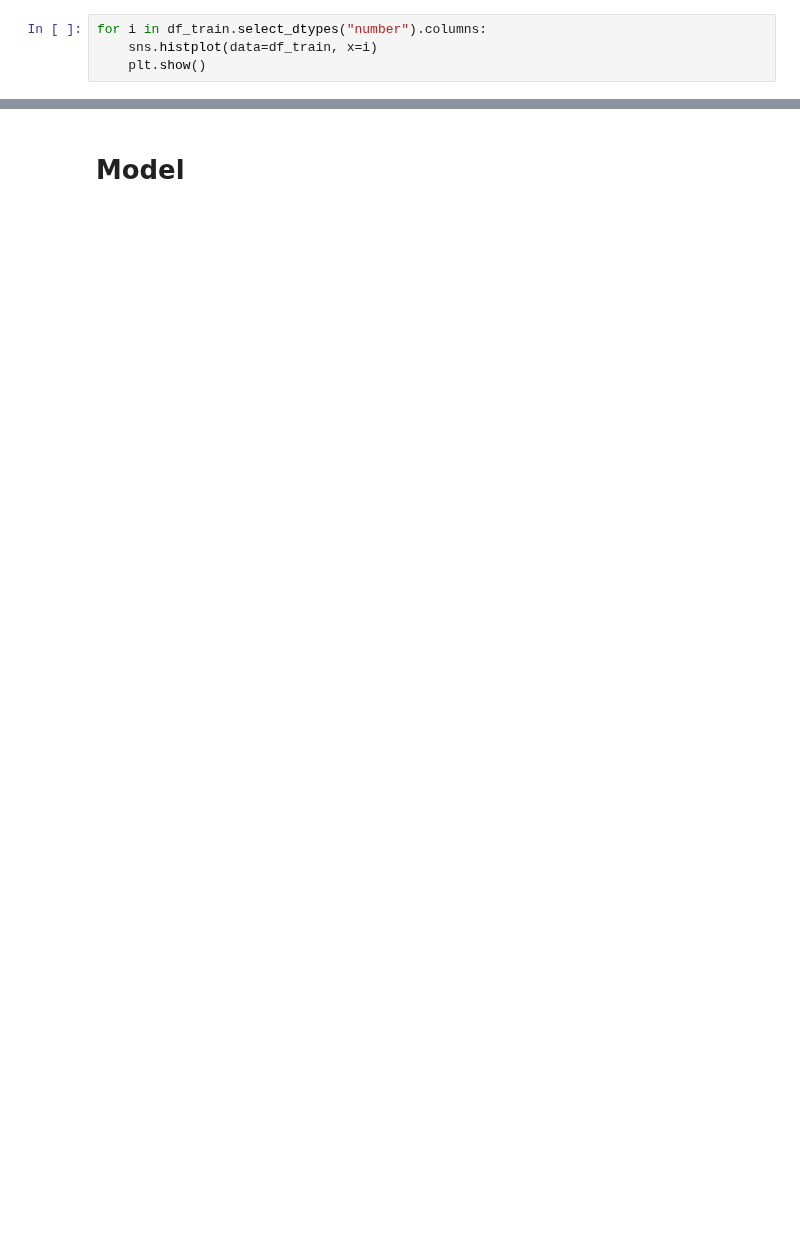
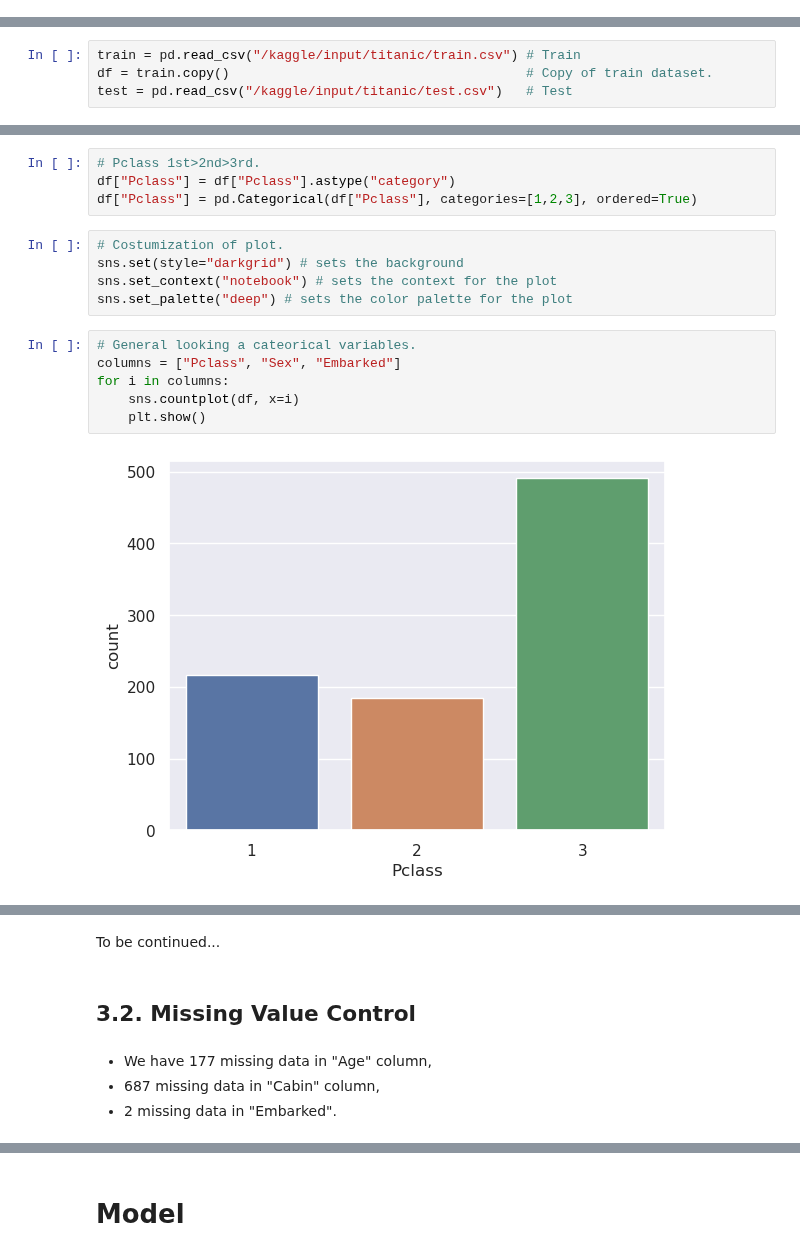
Before and after one commit to umutky/datascience_repo, a Jupyter notebook: titanic-getting-started.ipynb, the cells around one changed output, grey strips where cells are left out. Cells and saved outputs as stored; diff of their text form; blank space fills up the shorter version.

Commit message:
Kaggle Notebook | Titanic - Getting Started | Version 6

```diff
--- a/titanic-getting-started.ipynb
+++ b/titanic-getting-started.ipynb
@@ -131,4 +0,0 @@ df_train.duplicated().sum()
-# %%
-for i in df_train.select_dtypes("number").columns:
-    sns.histplot(data=df_train, x=i)
-    plt.show()
@@ -177,0 +78,4 @@ print("% of men who survived:", rate_men)
+# %%
+train = pd.read_csv("/kaggle/input/titanic/train.csv") # Train
+df = train.copy()                                      # Copy of train dataset.
+test = pd.read_csv("/kaggle/input/titanic/test.csv")   # Test
@@ -177,0 +196,17 @@ print("% of men who survived:", rate_men)
+# %%
+# Pclass 1st>2nd>3rd.
+df["Pclass"] = df["Pclass"].astype("category")
+df["Pclass"] = pd.Categorical(df["Pclass"], categories=[1,2,3], ordered=True)
+# %%
+# Costumization of plot.
+sns.set(style="darkgrid") # sets the background
+sns.set_context("notebook") # sets the context for the plot
+sns.set_palette("deep") # sets the color palette for the plot
+# %%
+# General looking a cateorical variables.
+columns = ["Pclass", "Sex", "Embarked"]
+for i in columns:
+    sns.countplot(df, x=i)
+    plt.show()
+# %% [output]
+[figure, added]
@@ -177,0 +215,8 @@ print("% of men who survived:", rate_men)
+# %% [markdown]
+To be continued...
+# %% [markdown]
+## 3.2. Missing Value Control
+# %% [markdown]
+- We have 177 missing data in "Age" column,
+- 687 missing data in "Cabin" column,
+- 2 missing data in "Embarked".
```
Also changed, not shown: parts of 39 cells of this notebook.
